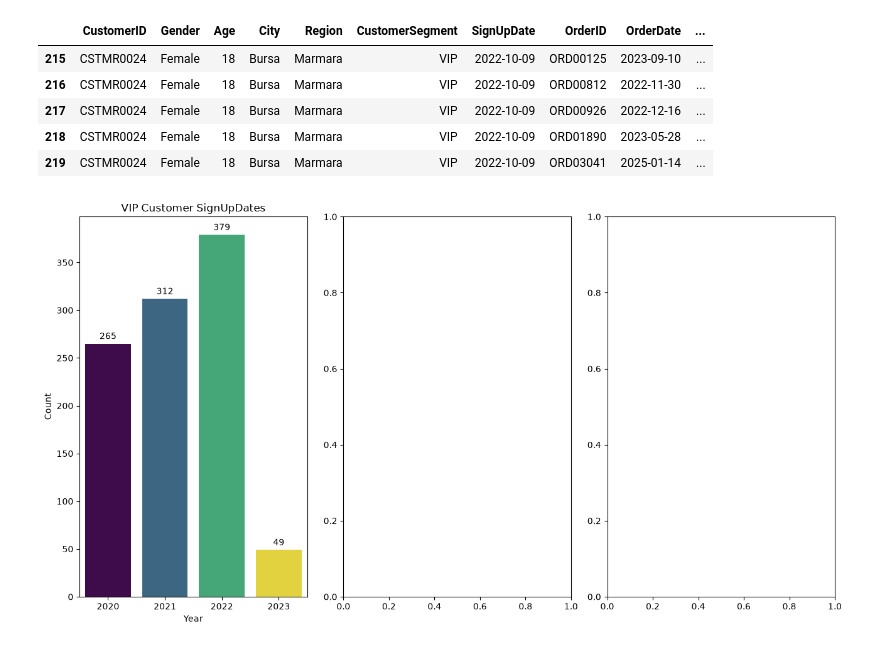
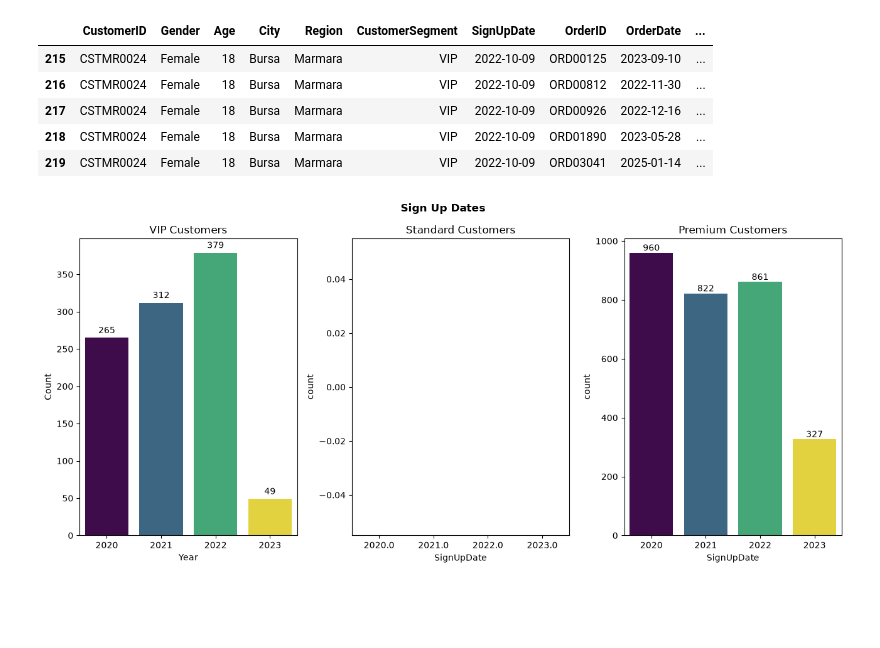
Before and after one commit to geff-ghost/notebooks, a Jupyter notebook: retail_data/MixedKnowledge.ipynb, the cells around one changed output. Drawn from its saved outputs; the diff is of its cells as text; code cells hidden in the pictures; blank space fills up the shorter version.

Commit message:
SignUpDate

```diff
--- a/retail_data/MixedKnowledge.ipynb
+++ b/retail_data/MixedKnowledge.ipynb
@@ -1084,26 +1086,50 @@ vip_customers.head()
 | 219 | CSTMR0024 | Female | 18 | Bursa | Marmara | VIP | 2022-10-09 | ORD03041 | 2025-01-14 | ... |
 # %%
 # Creat subplots grid
-fig, axes = plt.subplots(1, 3, figsize=(13, 7))
+fig, axes = plt.subplots(1, 3, figsize=(13, 6))
 
 # VIP Subplot with color palette
-ax = sns.countplot(
+ax0 = sns.countplot(
     data=vip_customers,
     x=vip_customers['SignUpDate'].dt.year,
     hue=vip_customers['SignUpDate'].dt.year,
     palette='viridis',
     legend=False,
     ax=axes[0]
 )
-
-for container in ax.containers:
-    ax.bar_label(container, padding=3)
-
 axes[0].set_xlabel('Year')
 axes[0].set_ylabel('Count')
-axes[0].set_title('VIP Customer SignUpDates')
+axes[0].set_title('VIP Customers')
+# container tops
+for container in ax0.containers:
+    ax0.bar_label(container, padding=3)
 
+ax1 = sns.countplot(
+    data=standard_customers,
+    x=standard_customers['SignUpDate'].dt.year,
+    hue=vip_customers['SignUpDate'].dt.year,
+    palette='viridis',
+    legend=False,
+    ax=axes[1]
+)
+for container in ax1.containers:
+    ax1.bar_label(container, padding=3)
+axes[1].set_title('Standard Customers')
+
+ax2 = sns.countplot(
+    data=premium_customers,
+    x=premium_customers['SignUpDate'].dt.year,
+    hue=premium_customers['SignUpDate'].dt.year,
+    palette='viridis',
+    legend=False,
+    ax=axes[2]
+)
+for container in ax2.containers:
+    ax2.bar_label(container)
+axes[2].set_title('Premium Customers')
+
+plt.suptitle('Sign Up Dates', fontsize=12, fontweight='bold')
 plt.tight_layout()
 plt.show()
 # %% [output]
-[figure, old version]
+[figure, new version]
```
Also changed, not shown: parts of 1 cell of this notebook.
